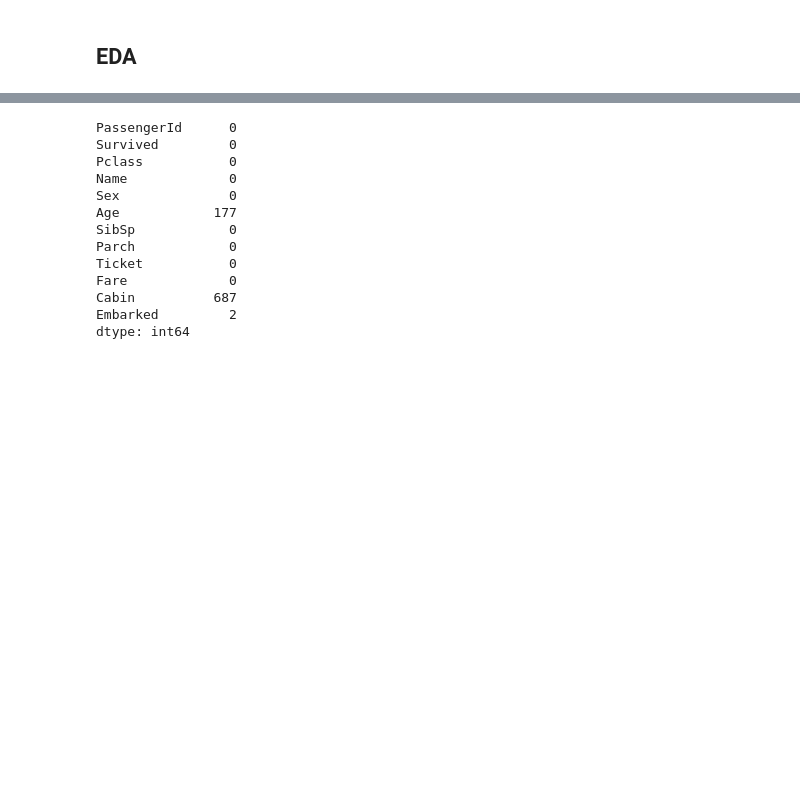
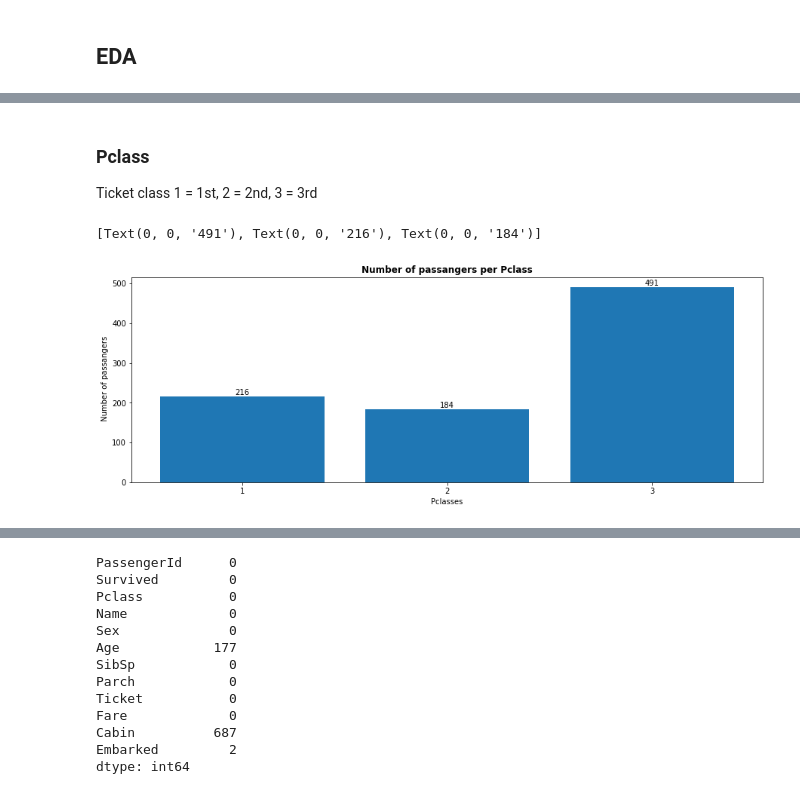
Before and after one commit to Neelam-Singhal/ClassificationProblem, a Jupyter notebook: titanic.ipynb, the cells around one changed output, grey strips where cells are left out. Drawn from its saved outputs; the diff is of its cells as text; code cells hidden in the pictures; blank space fills up the shorter version.

```diff
--- a/titanic.ipynb
+++ b/titanic.ipynb
@@ -36,0 +81,16 @@ train
+# %% [markdown]
+### <b>Pclass </b>
+Ticket class	1 = 1st, 2 = 2nd, 3 = 3rd
+# %%
+fig, ax = plt.subplots(figsize=(15, 5))
+plt.title('Number of passangers per Pclass', fontweight="bold")
+bars = ax.bar(train.Pclass.unique(), train.Pclass.value_counts(), tick_label=train.Pclass.unique())
+plt.xlabel('Pclasses')
+plt.ylabel(' Number of passangers')
+ax.bar_label(bars)
+
+# plt.bar(train.Pclass.unique(), train.Pclass.value_counts())
+# plt.xticks(train.Pclass.unique())
+# %% [output]
+[Text(0, 0, '491'), Text(0, 0, '216'), Text(0, 0, '184')]
+[figure, added]
```
Also changed, not shown: parts of 17 cells of this notebook.
